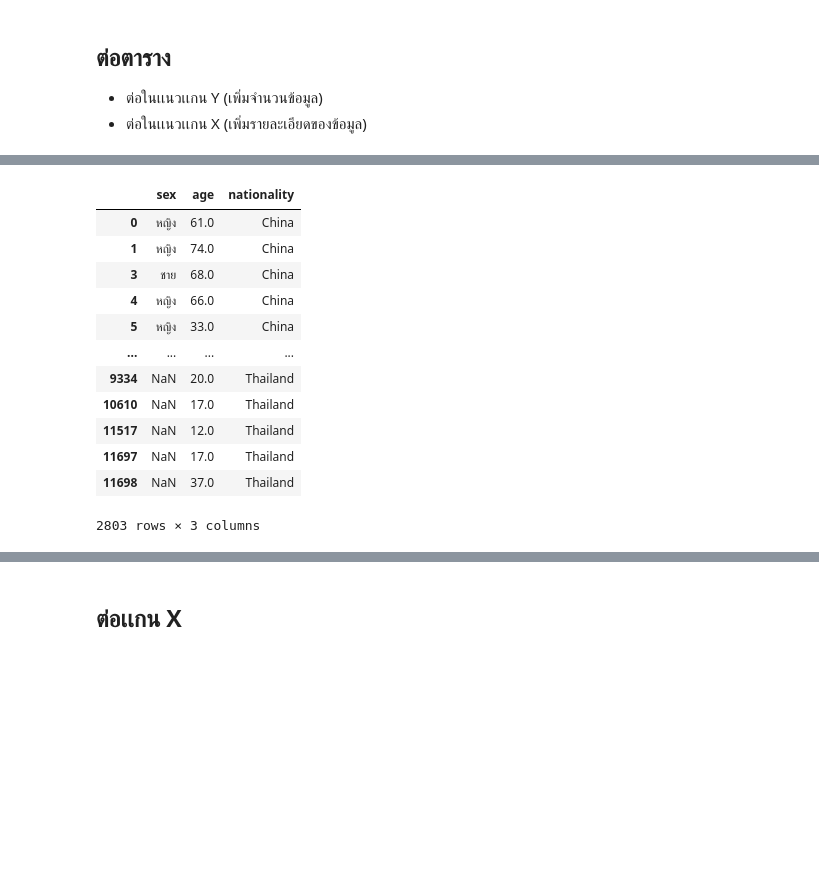
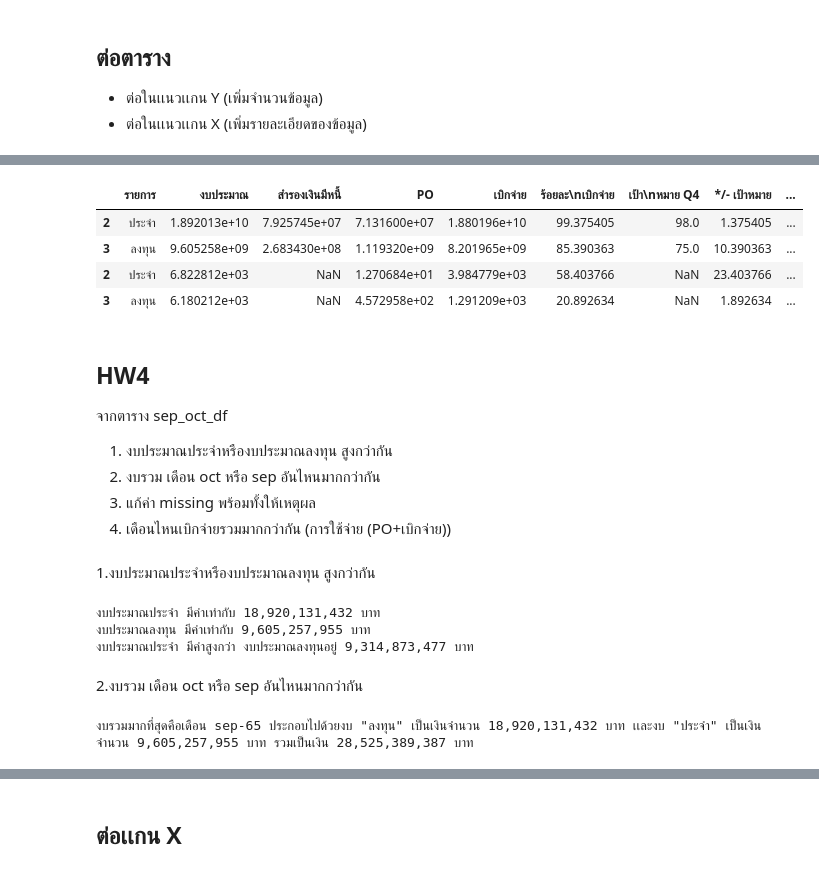
Before and after one commit to SettaChai022/Python_dataviz2023, a Jupyter notebook: Pandas102.ipynb, the cells around one changed output, grey strips where cells are left out. Cells and saved outputs as stored; diff of their text form; code cells hidden in the pictures; blank space fills up the shorter version.

```diff
--- a/Pandas102.ipynb
+++ b/Pandas102.ipynb
@@ -96,14 +96,14 @@ sep_df
 # %% [markdown]
 ## Quiz 4 ตัดตาราง sep_df ให้เหลือเฉพาะ 15 columns แรก และข้อมูล งบประจำและงบลงทุน
 # %%
-quiz4 = sep_df.iloc[2:4,0:15]
-quiz4
+sep_df = sep_df.iloc[-2:,:15]
+sep_df
 # %% [output]
 |  | รายการ | งบประมาณ | สำรองเงินมีหนี้ | PO | เบิกจ่าย | ร้อยละ\nเบิกจ่าย | เป้า\nหมาย Q4 | */- เป้าหมาย | ... |
 | 2 | ประจำ | 1.892013e+10 | 7.925745e+07 | 7.131600e+07 | 1.880196e+10 | 99.375405 | 98.0 | 1.375405 | ... |
 | 3 | ลงทุน | 9.605258e+09 | 2.683430e+08 | 1.119320e+09 | 8.201965e+09 | 85.390363 | 75.0 | 10.390363 | ... |
 # %%
-sep_df['เดือน-ปี'] = len('sep-65')
+sep_df['เดือน-ปี'] = len(sep_df)*['sep-65']
 # %%
 sep_df
 # %% [output]
@@ -299,16 +176,32 @@ KKC4.head()
-# %%
-pd.concat([BKK2,KKC4]) # ตารางไม่เท่ากัน เลยมีค่าว่างในคอลัมน์ที่ตอนเเรกไม่มี
-# %% [output]
-|  | sex | age | nationality |
-| 0 | หญิง | 61.0 | China |
-| 1 | หญิง | 74.0 | China |
-| 3 | ชาย | 68.0 | China |
-| 4 | หญิง | 66.0 | China |
-| 5 | หญิง | 33.0 | China |
-| ... | ... | ... | ... |
-| 9334 | NaN | 20.0 | Thailand |
-| 10610 | NaN | 17.0 | Thailand |
-| 11517 | NaN | 12.0 | Thailand |
-| 11697 | NaN | 17.0 | Thailand |
-| 11698 | NaN | 37.0 | Thailand |
-2803 rows × 3 columns
+# %%
+sep_oct_df = pd.concat([sep_df,oct_df])
+sep_oct_df
+# %% [output]
+|  | รายการ | งบประมาณ | สำรองเงินมีหนี้ | PO | เบิกจ่าย | ร้อยละ\nเบิกจ่าย | เป้า\nหมาย Q4 | */- เป้าหมาย | ... |
+| 2 | ประจำ | 1.892013e+10 | 7.925745e+07 | 7.131600e+07 | 1.880196e+10 | 99.375405 | 98.0 | 1.375405 | ... |
+| 3 | ลงทุน | 9.605258e+09 | 2.683430e+08 | 1.119320e+09 | 8.201965e+09 | 85.390363 | 75.0 | 10.390363 | ... |
+| 2 | ประจำ | 6.822812e+03 | NaN | 1.270684e+01 | 3.984779e+03 | 58.403766 | NaN | 23.403766 | ... |
+| 3 | ลงทุน | 6.180212e+03 | NaN | 4.572958e+02 | 1.291209e+03 | 20.892634 | NaN | 1.892634 | ... |
+# %% [markdown]
+## HW4
+
+จากตาราง sep_oct_df
+
+1. งบประมาณประจำหรืองบประมาณลงทุน สูงกว่ากัน
+2. งบรวม เดือน oct หรือ sep อันไหนมากกว่ากัน
+3. แก้ค่า missing พร้อมทั้งให้เหตุผล
+4. เดือนไหนเบิกจ่ายรวมมากกว่ากัน (การใช้จ่าย (PO+เบิกจ่าย))
+# %% [markdown]
+ 1.งบประมาณประจำหรืองบประมาณลงทุน สูงกว่ากัน
+# %%
+Yb = sep_oct_df[(sep_oct_df['รายการ']=='ประจำ')&( sep_oct_df['เดือน-ปี']=='sep-65')]['งบประมาณ']
+Lb = sep_oct_df[(sep_oct_df['รายการ']=='ลงทุน')&( sep_oct_df['เดือน-ปี']=='sep-65')]['งบประมาณ']
+print(f'งบประมาณประจำ มีค่าเท่ากับ {int(Yb):,} บาท')
+print(f'งบประมาณลงทุน มีค่าเท่ากับ {int(Lb):,} บาท')
+print(f'งบประมาณประจำ มีค่าสูงกว่า งบประมาณลงทุนอยู่ {(int(Yb) - int(Lb)):,} บาท')
+# %% [output]
+งบประมาณประจำ มีค่าเท่ากับ 18,920,131,432 บาท
+งบประมาณลงทุน มีค่าเท่ากับ 9,605,257,955 บาท
+งบประมาณประจำ มีค่าสูงกว่า งบประมาณลงทุนอยู่ 9,314,873,477 บาท
+# %% [markdown]
+2.งบรวม เดือน oct หรือ sep อันไหนมากกว่ากัน
@@ -314,0 +218,10 @@ pd.concat([BKK2,KKC4]) # ตารางไม่เท่ากัน เลย
+# %%
+for x in set(oct['รายการ']):
+  list_name.append(x)
+list_name
+if sep_sum > oct_sum :
+  print (f'งบรวมมากที่สุดคือเดือน {sep["เดือน-ปี"][2]} ประกอบไปด้วยงบ "{list_name[0]}" เป็นเงินจำนวน {int(Yb_sep):,} บาท เเละงบ "{list_name[1]}" เป็นเงินจำนวน {int(Lb_sep):,} บาท รวมเป็นเงิน {int(sep_sum):,} บาท')
+elif sep_sum < oct_sum :
+  print (f'งบรวมมากที่สุดคือเดือน {oct["เดือน-ปี"][2]} ประกอบไปด้วยงบ "{list_name[0]}" เป็นเงินจำนวน {int(Yb_oct):,} บาท เเละงบ "{list_name[1]}" เป็นเงินจำนวน {int(Lb_oct):,} บาท รวมเป็นเงิน {int(oct_sum):,} บาท')
+# %% [output]
+งบรวมมากที่สุดคือเดือน sep-65 ประกอบไปด้วยงบ "ลงทุน" เป็นเงินจำนวน 18,920,131,432 บาท เเละงบ "ประจำ" เป็นเงินจำนวน 9,605,257,955 บาท รวมเป็นเงิน 28,525,389,387 บาท
```
Also changed, not shown: parts of 26 cells of this notebook.
